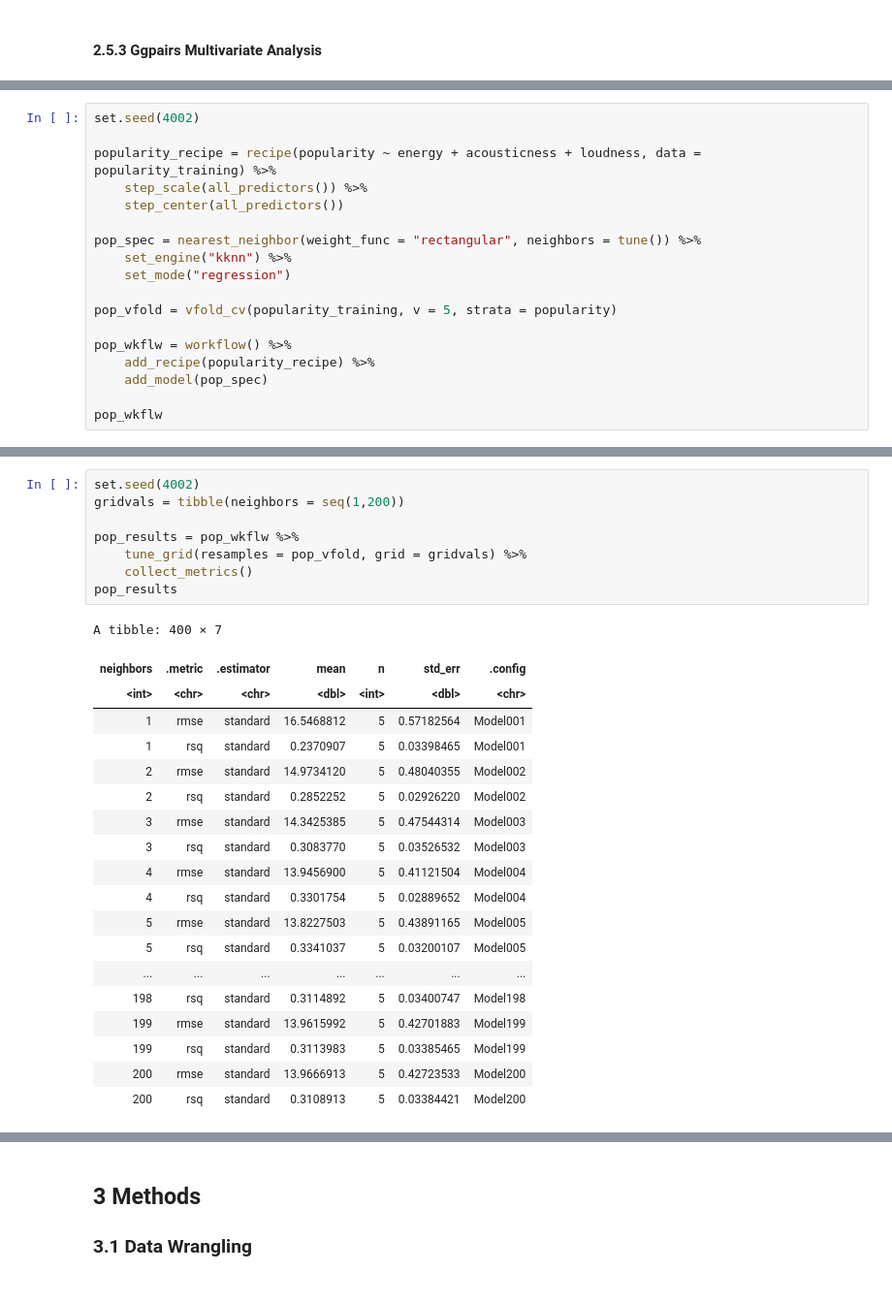
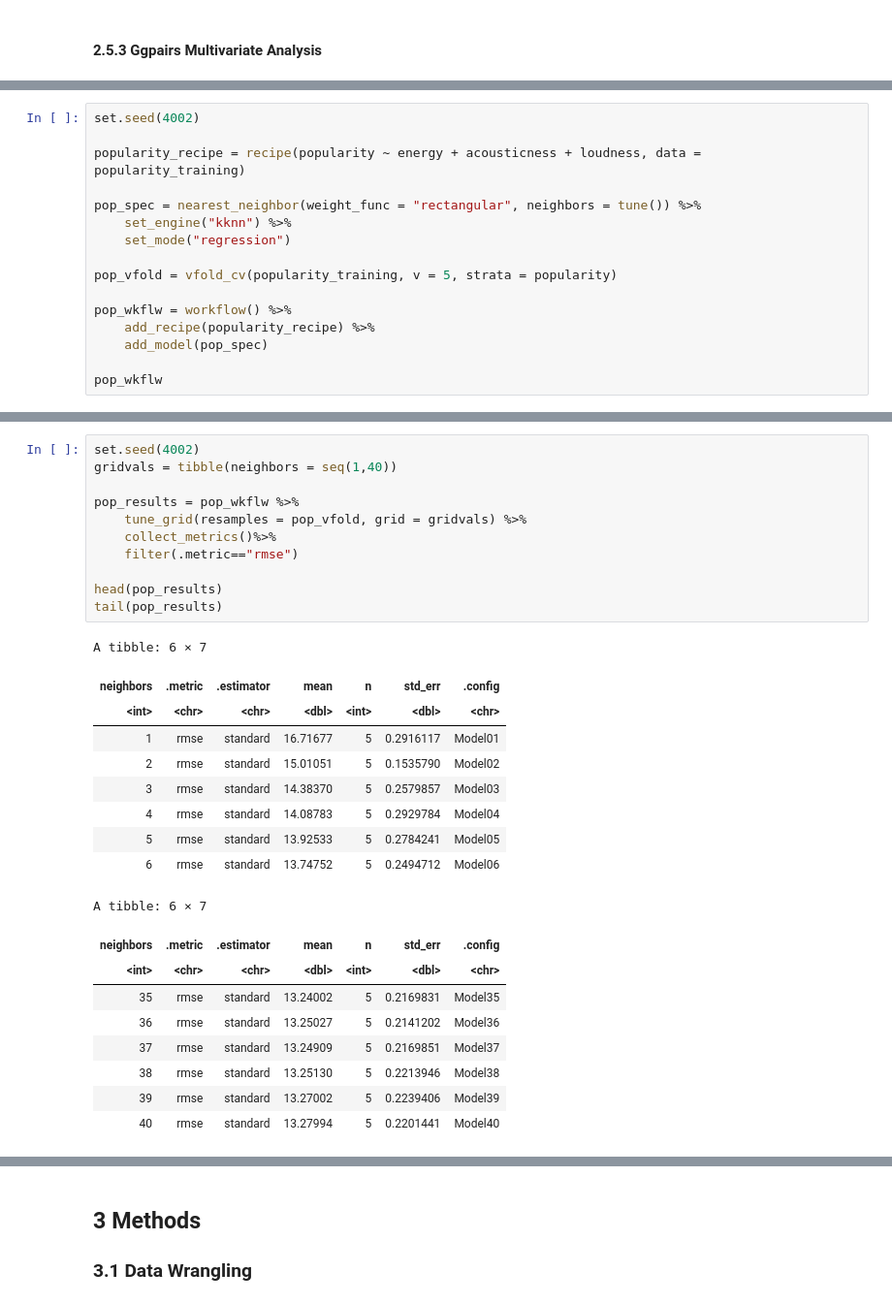
Before and after one commit to paulh777/dsci100prj, a Jupyter notebook: proposal/group1_project_proposal.ipynb, the cells around one changed output, grey strips where cells are left out. Shown at 97% size. Saved outputs shown, nothing was run; the diff lists cells and outputs as text.

```diff
--- a/proposal/group1_project_proposal.ipynb
+++ b/proposal/group1_project_proposal.ipynb
@@ -339,9 +298,7 @@ pair_plot
 # %%
 set.seed(4002)
 
-popularity_recipe = recipe(popularity ~ energy + acousticness + loudness, data = popularity_training) %>%
-    step_scale(all_predictors()) %>%
-    step_center(all_predictors())
+popularity_recipe = recipe(popularity ~ energy + acousticness + loudness, data = popularity_training)
 
 pop_spec = nearest_neighbor(weight_func = "rectangular", neighbors = tune()) %>%
     set_engine("kknn") %>%
@@ -375,29 +329,31 @@ Main Arguments:
 Computational engine: kknn
 # %%
 set.seed(4002)
-gridvals = tibble(neighbors = seq(1,200))
+gridvals = tibble(neighbors = seq(1,40))
 
 pop_results = pop_wkflw %>%
     tune_grid(resamples = pop_vfold, grid = gridvals) %>%
-    collect_metrics()
-pop_results
+    collect_metrics()%>%
+    filter(.metric=="rmse")
+
+head(pop_results)
+tail(pop_results)
 # %% [output]
-A tibble: 400 × 7
+A tibble: 6 × 7
 | neighbors | .metric | .estimator | mean | n | std_err | .config |
 | <int> | <chr> | <chr> | <dbl> | <int> | <dbl> | <chr> |
-| 1 | rmse | standard | 16.5468812 | 5 | 0.57182564 | Model001 |
-| 1 | rsq | standard | 0.2370907 | 5 | 0.03398465 | Model001 |
-| 2 | rmse | standard | 14.9734120 | 5 | 0.48040355 | Model002 |
-| 2 | rsq | standard | 0.2852252 | 5 | 0.02926220 | Model002 |
-| 3 | rmse | standard | 14.3425385 | 5 | 0.47544314 | Model003 |
-| 3 | rsq | standard | 0.3083770 | 5 | 0.03526532 | Model003 |
-| 4 | rmse | standard | 13.9456900 | 5 | 0.41121504 | Model004 |
-| 4 | rsq | standard | 0.3301754 | 5 | 0.02889652 | Model004 |
-| 5 | rmse | standard | 13.8227503 | 5 | 0.43891165 | Model005 |
-| 5 | rsq | standard | 0.3341037 | 5 | 0.03200107 | Model005 |
-| ... | ... | ... | ... | ... | ... | ... |
-| 198 | rsq | standard | 0.3114892 | 5 | 0.03400747 | Model198 |
-| 199 | rmse | standard | 13.9615992 | 5 | 0.42701883 | Model199 |
-| 199 | rsq | standard | 0.3113983 | 5 | 0.03385465 | Model199 |
-| 200 | rmse | standard | 13.9666913 | 5 | 0.42723533 | Model200 |
-| 200 | rsq | standard | 0.3108913 | 5 | 0.03384421 | Model200 |
+| 1 | rmse | standard | 16.71677 | 5 | 0.2916117 | Model01 |
+| 2 | rmse | standard | 15.01051 | 5 | 0.1535790 | Model02 |
+| 3 | rmse | standard | 14.38370 | 5 | 0.2579857 | Model03 |
+| 4 | rmse | standard | 14.08783 | 5 | 0.2929784 | Model04 |
+| 5 | rmse | standard | 13.92533 | 5 | 0.2784241 | Model05 |
+| 6 | rmse | standard | 13.74752 | 5 | 0.2494712 | Model06 |
+A tibble: 6 × 7
+| neighbors | .metric | .estimator | mean | n | std_err | .config |
+| <int> | <chr> | <chr> | <dbl> | <int> | <dbl> | <chr> |
+| 35 | rmse | standard | 13.24002 | 5 | 0.2169831 | Model35 |
+| 36 | rmse | standard | 13.25027 | 5 | 0.2141202 | Model36 |
+| 37 | rmse | standard | 13.24909 | 5 | 0.2169851 | Model37 |
+| 38 | rmse | standard | 13.25130 | 5 | 0.2213946 | Model38 |
+| 39 | rmse | standard | 13.27002 | 5 | 0.2239406 | Model39 |
+| 40 | rmse | standard | 13.27994 | 5 | 0.2201441 | Model40 |
```
Also changed, not shown: parts of 11 cells of this notebook.
